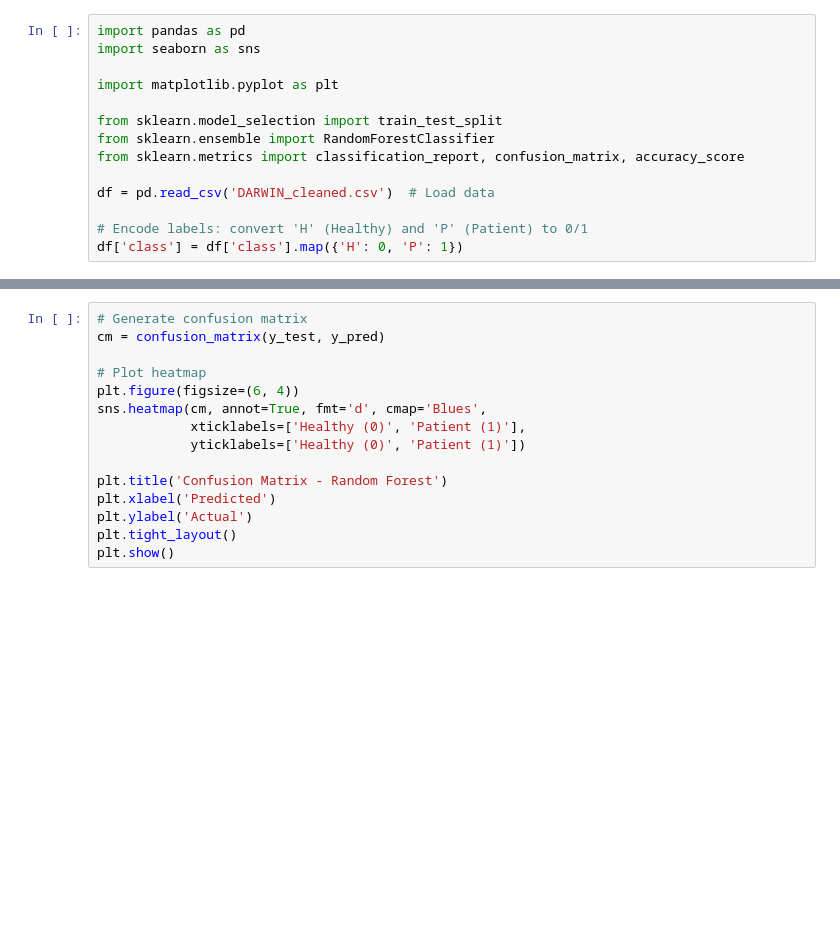
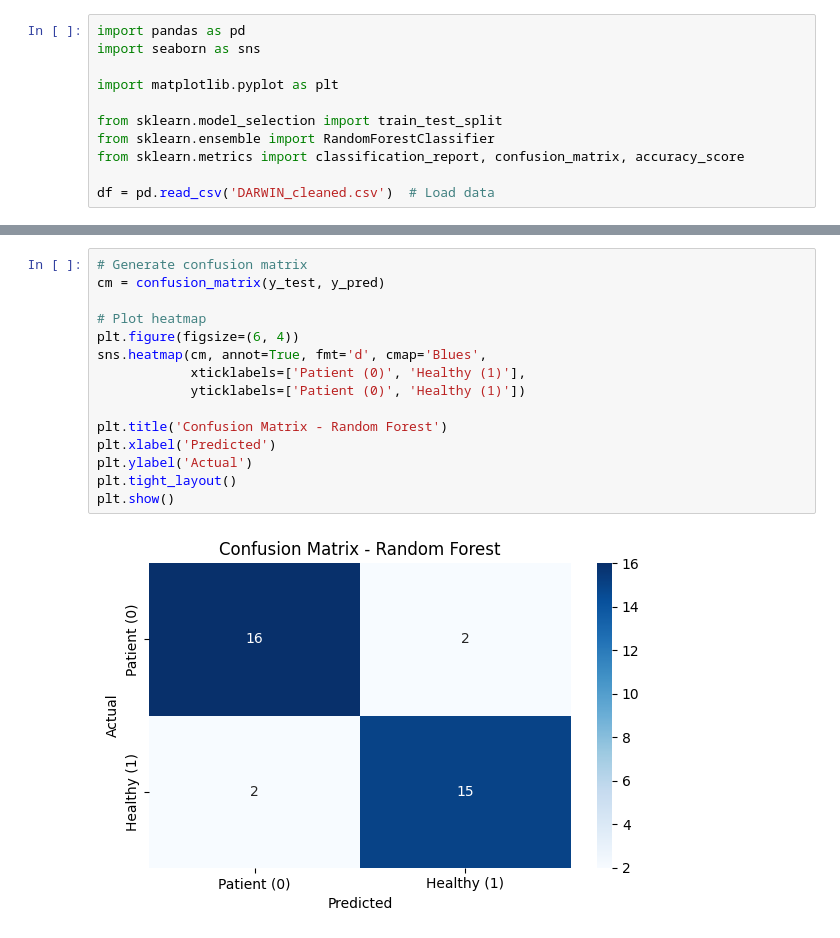
Before and after one commit to ljdvr/DARWIN, a Jupyter notebook: RandomForest.ipynb, the cells around one changed output, grey strips where cells are left out. Drawn from its saved outputs; the diff is of its cells as text; blank space fills up the shorter version.

```diff
--- a/RandomForest.ipynb
+++ b/RandomForest.ipynb
@@ -9,9 +9,6 @@ from sklearn.ensemble import RandomForestClassifier
 from sklearn.metrics import classification_report, confusion_matrix, accuracy_score
 
 df = pd.read_csv('DARWIN_cleaned.csv')  # Load data
-
-# Encode labels: convert 'H' (Healthy) and 'P' (Patient) to 0/1
-df['class'] = df['class'].map({'H': 0, 'P': 1})
 # %%
 # Data splitting (80/20) and model training
 X = df.drop(columns=['class', 'ID'])
@@ -35,18 +51,20 @@ print("\nAccuracy Score:", accuracy_score(y_test, y_pred))
 # %%
 # Generate confusion matrix
 cm = confusion_matrix(y_test, y_pred)
 
 # Plot heatmap
 plt.figure(figsize=(6, 4))
 sns.heatmap(cm, annot=True, fmt='d', cmap='Blues',
-            xticklabels=['Healthy (0)', 'Patient (1)'],
-            yticklabels=['Healthy (0)', 'Patient (1)'])
+            xticklabels=['Patient (0)', 'Healthy (1)'],
+            yticklabels=['Patient (0)', 'Healthy (1)'])
 
 plt.title('Confusion Matrix - Random Forest')
 plt.xlabel('Predicted')
 plt.ylabel('Actual')
 plt.tight_layout()
 plt.show()
+# %% [output]
+[figure, added]
 # %%
 # Feature Importance
 feature_importances = pd.Series(rf.feature_importances_, index=X.columns)
```
Also changed, not shown: parts of 3 cells of this notebook.
